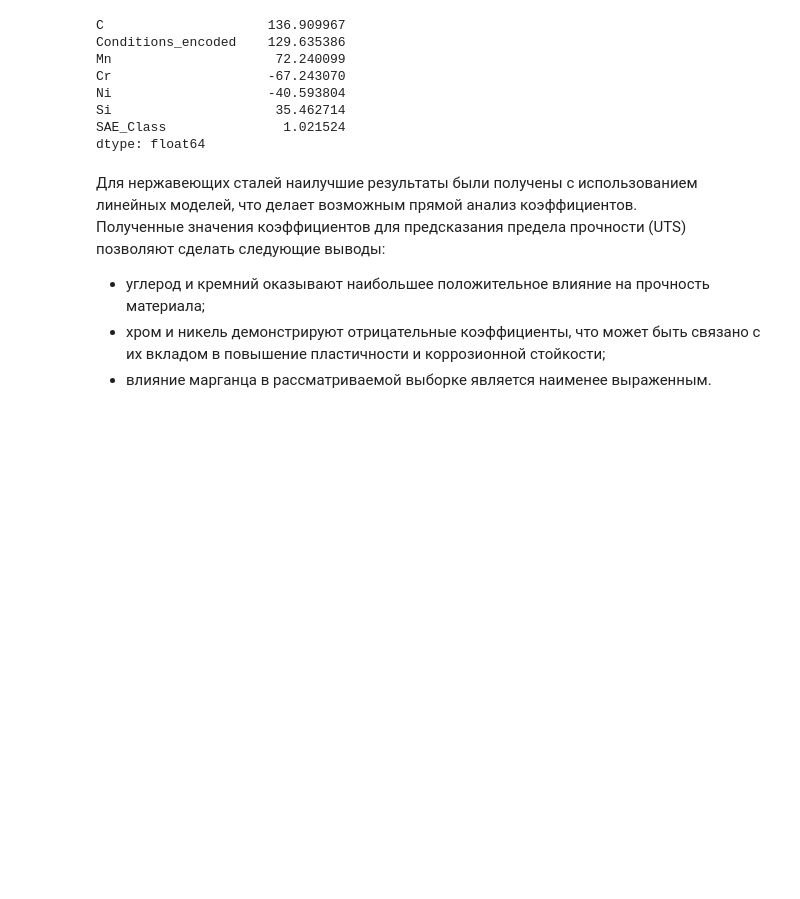
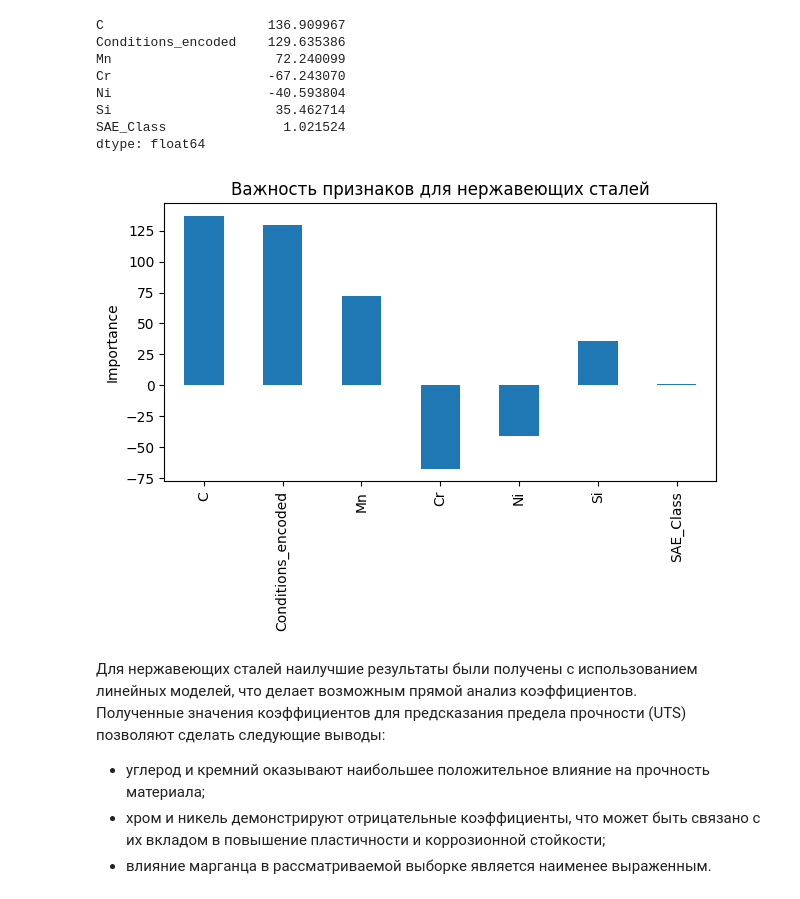
Before and after one commit to IlyaSv1/steel_predictor_app, a Jupyter notebook: data_analysis/modeling.ipynb, the cells around one changed output. Saved outputs shown, nothing was run; the diff lists cells and outputs as text; code cells hidden in the pictures; blank space fills up the shorter version.

```diff
--- a/data_analysis/modeling.ipynb
+++ b/data_analysis/modeling.ipynb
@@ -411,6 +426,17 @@ Ni                    -40.593804
 Si                     35.462714
 SAE_Class               1.021524
 dtype: float64
+# %%
+import matplotlib.pyplot as plt
+
+plt.figure()
+coeffs.plot(kind='bar')
+plt.title('Важность признаков для нержавеющих сталей')
+plt.ylabel('Importance')
+plt.tight_layout()
+plt.show()
+# %% [output]
+[figure, added]
 # %% [markdown]
 Для нержавеющих сталей наилучшие результаты были получены с использованием линейных моделей, что делает возможным прямой анализ коэффициентов.
 Полученные значения коэффициентов для предсказания предела прочности (UTS) позволяют сделать следующие выводы:
```
Also changed, not shown: parts of 14 cells of this notebook, 8 other files.
